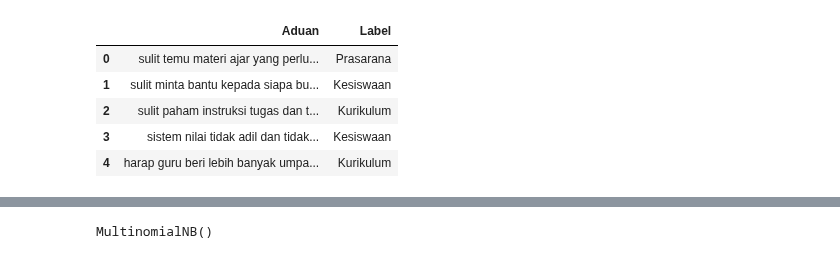
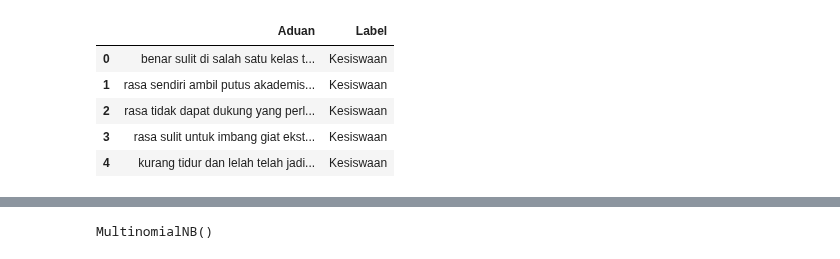
Before and after one commit to naufal-yafi/text-mining-nb.model, a Jupyter notebook: src/text-mining.ipynb, the cells around one changed output, grey strips where cells are left out. Drawn from its saved outputs; the diff is of its cells as text; code cells hidden in the pictures.

```diff
--- a/src/text-mining.ipynb
+++ b/src/text-mining.ipynb
@@ -1,15 +1,15 @@
 # %%
 import pandas as pd
 # %%
-df = pd.read_csv('./../dist/aduan-siswa.csv')
+df = pd.read_csv('./../dist/new-dataset.csv')
 df.head()
 # %% [output]
 |  | Aduan | Label |
-| 0 | sulit temu materi ajar yang perlu... | Prasarana |
-| 1 | sulit minta bantu kepada siapa bu... | Kesiswaan |
-| 2 | sulit paham instruksi tugas dan t... | Kurikulum |
-| 3 | sistem nilai tidak adil dan tidak... | Kesiswaan |
-| 4 | harap guru beri lebih banyak umpa... | Kurikulum |
+| 0 | benar sulit di salah satu kelas t... | Kesiswaan |
+| 1 | rasa sendiri ambil putus akademis... | Kesiswaan |
+| 2 | rasa tidak dapat dukung yang perl... | Kesiswaan |
+| 3 | rasa sulit untuk imbang giat ekst... | Kesiswaan |
+| 4 | kurang tidur dan lelah telah jadi... | Kesiswaan |
 # %%
 df['Label'].unique()
 # %% [output]
```
Also changed, not shown: parts of 10 cells of this notebook, 17 other files.
